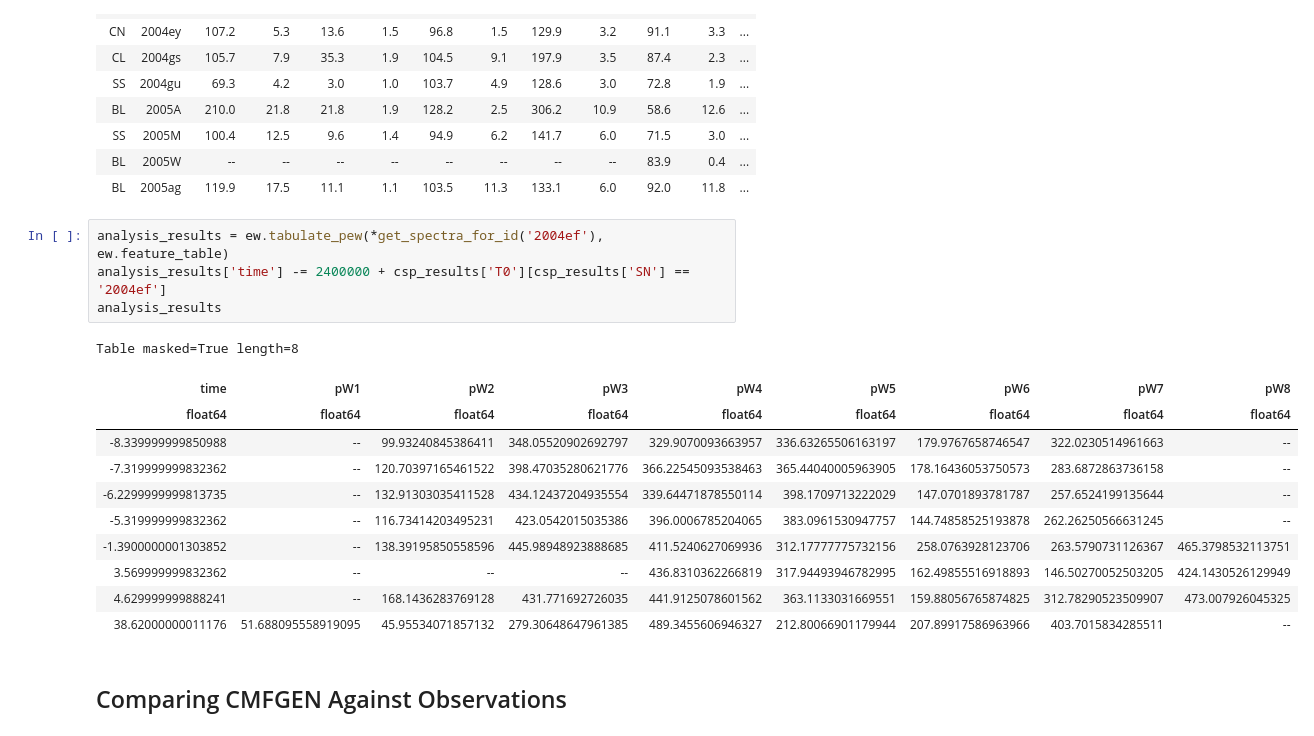
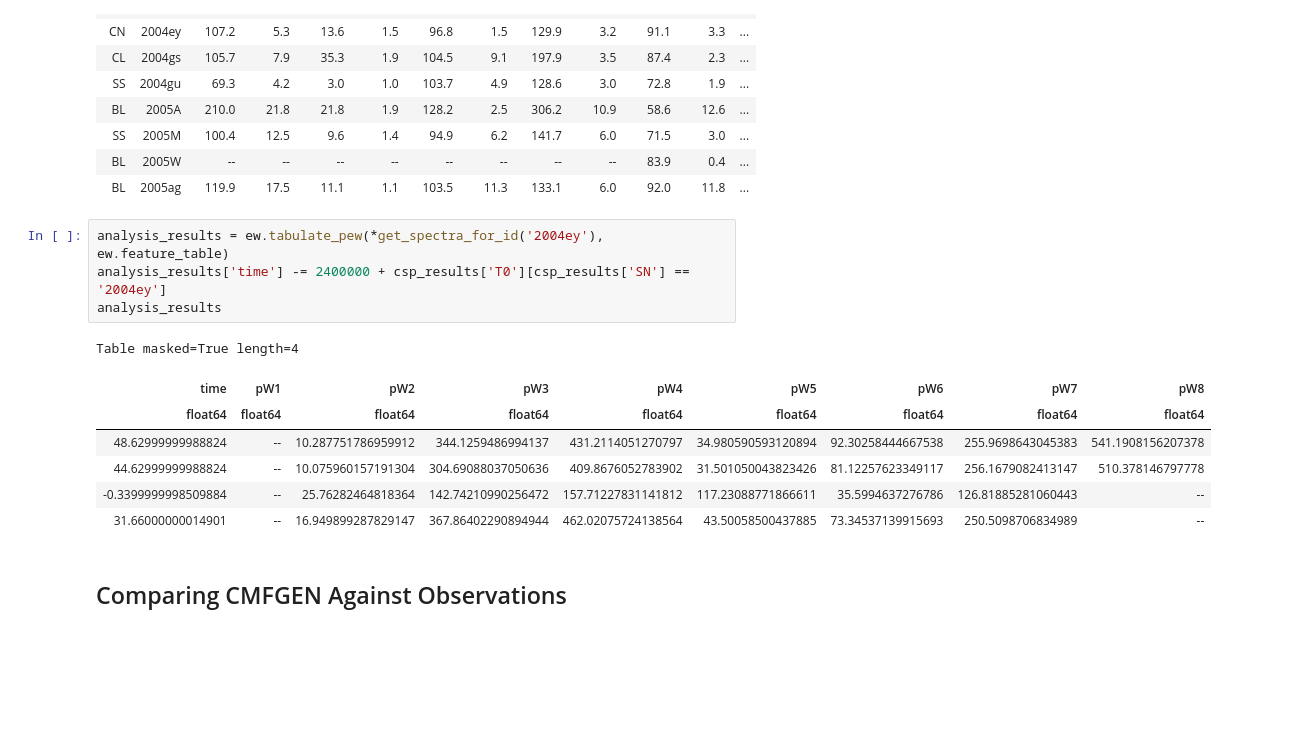
Before and after one commit to mwvgroup/csp-cmfgen, a Jupyter notebook: notebooks/equivalent_width.ipynb, the cells around one changed output. Drawn from its saved outputs; the diff is of its cells as text; blank space fills up the shorter version.

```diff
--- a/notebooks/equivalent_width.ipynb
+++ b/notebooks/equivalent_width.ipynb
@@ -163,21 +163,17 @@ Table masked=True length=10
 | BL | 2005W | -- | -- | -- | -- | -- | -- | -- | -- | 83.9 | 0.4 | ... |
 | BL | 2005ag | 119.9 | 17.5 | 11.1 | 1.1 | 103.5 | 11.3 | 133.1 | 6.0 | 92.0 | 11.8 | ... |
 # %%
-analysis_results = ew.tabulate_pew(*get_spectra_for_id('2004ef'), ew.feature_table)
-analysis_results['time'] -= 2400000 + csp_results['T0'][csp_results['SN'] == '2004ef']
+analysis_results = ew.tabulate_pew(*get_spectra_for_id('2004ey'), ew.feature_table)
+analysis_results['time'] -= 2400000 + csp_results['T0'][csp_results['SN'] == '2004ey']
 analysis_results
 # %% [output]
-Table masked=True length=8
+Table masked=True length=4
 | time | pW1 | pW2 | pW3 | pW4 | pW5 | pW6 | pW7 | pW8 |
 | float64 | float64 | float64 | float64 | float64 | float64 | float64 | float64 | float64 |
-| -8.339999999850988 | -- | 99.93240845386411 | 348.05520902692797 | 329.9070093663957 | 336.63265506163197 | 179.9767658746547 | 322.0230514961663 | -- |
-| -7.319999999832362 | -- | 120.70397165461522 | 398.47035280621776 | 366.22545093538463 | 365.44040005963905 | 178.16436053750573 | 283.6872863736158 | -- |
-| -6.2299999999813735 | -- | 132.91303035411528 | 434.12437204935554 | 339.64471878550114 | 398.1709713222029 | 147.0701893781787 | 257.6524199135644 | -- |
-| -5.319999999832362 | -- | 116.73414203495231 | 423.0542015035386 | 396.0006785204065 | 383.0961530947757 | 144.74858525193878 | 262.26250566631245 | -- |
-| -1.3900000001303852 | -- | 138.39195850558596 | 445.98948923888685 | 411.5240627069936 | 312.17777775732156 | 258.0763928123706 | 263.5790731126367 | 465.3798532113751 |
-| 3.569999999832362 | -- | -- | -- | 436.8310362266819 | 317.94493946782995 | 162.49855516918893 | 146.50270052503205 | 424.1430526129949 |
-| 4.629999999888241 | -- | 168.1436283769128 | 431.771692726035 | 441.9125078601562 | 363.1133031669551 | 159.88056765874825 | 312.78290523509907 | 473.007926045325 |
-| 38.62000000011176 | 51.688095558919095 | 45.95534071857132 | 279.30648647961385 | 489.3455606946327 | 212.80066901179944 | 207.89917586963966 | 403.7015834285511 | -- |
+| 48.62999999988824 | -- | 10.287751786959912 | 344.1259486994137 | 431.2114051270797 | 34.980590593120894 | 92.30258444667538 | 255.9698643045383 | 541.1908156207378 |
+| 44.62999999988824 | -- | 10.075960157191304 | 304.69088037050636 | 409.8676052783902 | 31.501050043823426 | 81.12257623349117 | 256.1679082413147 | 510.378146797778 |
+| -0.3399999998509884 | -- | 25.76282464818364 | 142.74210990256472 | 157.71227831141812 | 117.23088771866611 | 35.5994637276786 | 126.81885281060443 | -- |
+| 31.66000000014901 | -- | 16.949899287829147 | 367.86402290894944 | 462.02075724138564 | 43.50058500437885 | 73.34537139915693 | 250.5098706834989 | -- |
 # %% [markdown]
 ## Comparing CMFGEN Against Observations
 # %%
```
Also changed, not shown: parts of 1 cell of this notebook, 1 other file.
